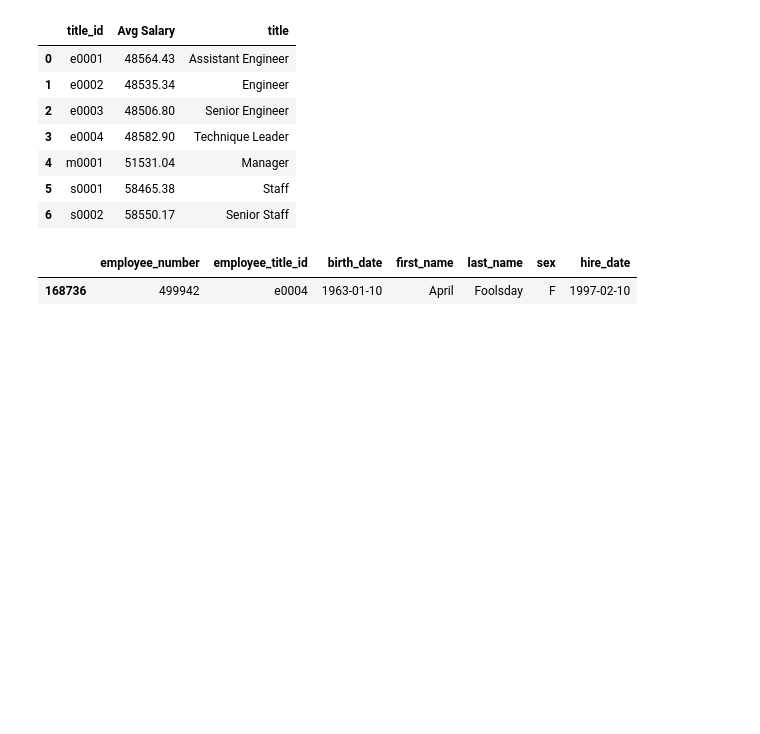
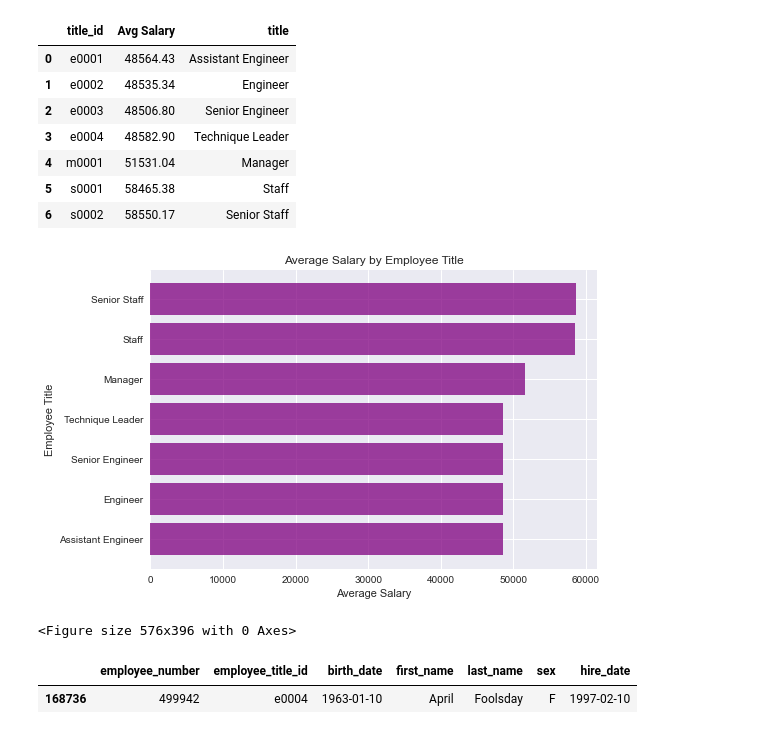
Before and after one commit to AliciaAPerez/Data_Engineering_and_Analysis_of_Employee_Data_with_SQL, a Jupyter notebook: Employee_Analysis/Employee_Analysis.ipynb, the cells around one changed output. Saved outputs shown, nothing was run; the diff lists cells and outputs as text; code cells hidden in the pictures; blank space fills up the shorter version.

```diff
--- a/Employee_Analysis/Employee_Analysis.ipynb
+++ b/Employee_Analysis/Employee_Analysis.ipynb
@@ -199,6 +200,20 @@ salary_title
 | 6 | s0002 | 58550.17 | Senior Staff |
 # %%
 #plot bar graph
+# %%
+title = salary_title["title"]
+salary = salary_title["Avg Salary"]
+fig, ax = plt.subplots()
+plt.title("Average Salary by Employee Title")
+plt.xlabel("Average Salary")
+plt.ylabel("Employee Title")
+plt.barh(title, salary, facecolor="purple", alpha=0.75, align="center")
+fig.tight_layout()
+plt.show()
+matplotlib.pyplot.savefig("Average_Salary_Title")
+# %% [output]
+[figure, added]
+<Figure size 576x396 with 0 Axes>
 # %%
 #find employee with ID number 499942
 emp_499942 = Employees.loc[Employees["employee_number"]==499942]
```
Also changed, not shown: parts of 1 cell of this notebook, 1 other file.
